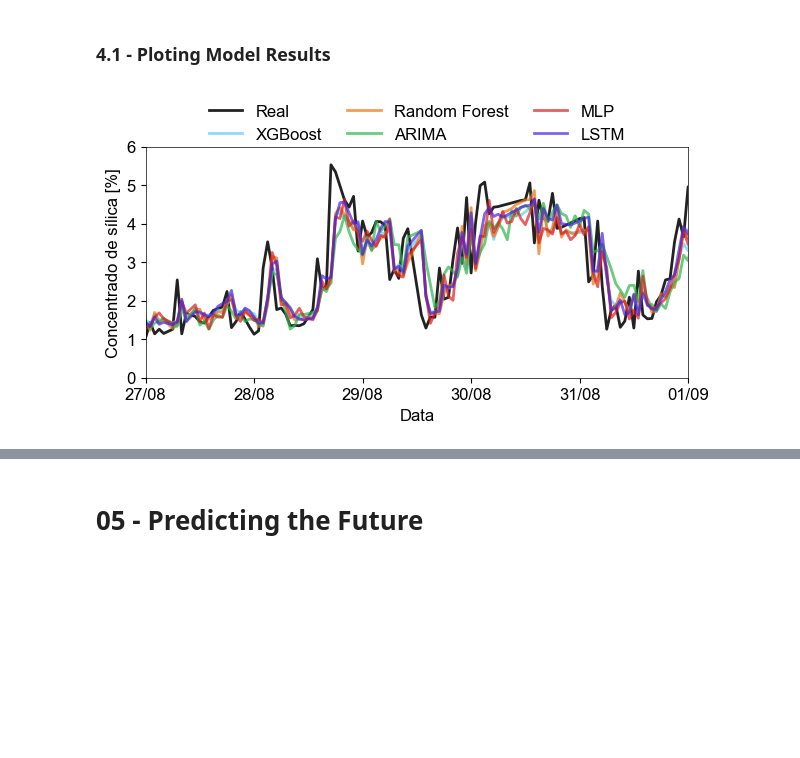
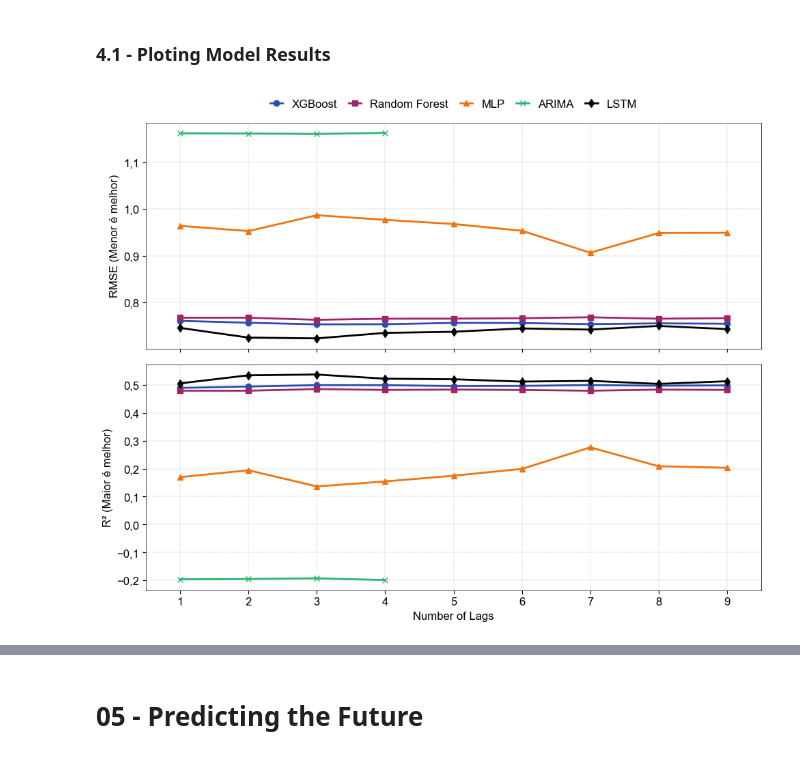
Before and after one commit to PauloCasmal/data-mining-study, a Jupyter notebook: Comparing-Models.ipynb, the cells around one changed output, grey strips where cells are left out. Cells and saved outputs as stored; diff of their text form; code cells hidden in the pictures; blank space fills up the shorter version.

Commit message:
new model tests - not good

```diff
--- a/Comparing-Models.ipynb
+++ b/Comparing-Models.ipynb
@@ -209,7 +209,7 @@ Index(['Silica_Concentrate', 'lag-1', 'lag-2', 'lag-3', 'lag-4', 'lag-5',
       dtype='object')
 # %%
 target = 'Silica_Concentrate'
-lags_to_test = range(1, 14, 3)
+lags_to_test = range(1, 10)
 # %% [markdown]
 ### 3.1 - XGBoost
 # %%
@@ -639,11 +629,0 @@ Média Final ARIMA (13 lags) -> RMSE: 0.7836 | R²: 0.4585
-# %%
-rmse_list_arima = []
-r2_list_arima = []
-mae_list_arima = []
-lags_arima = []
-
-for i in range(len(all_results_arima)):
-    lags_arima.append(all_results_arima[i]['n_lags_arimas'])
-    rmse_list_arima.append(all_results_arima[i]['rmse_avg_arimas'])
-    r2_list_arima.append(all_results_arima[i]['r2_avg_arimas'])
-    mae_list_arima.append(all_results_arima[i]['mae_avg_arimas'])
@@ -845,45 +1119,61 @@ metrics_df_rmse.T
 # %% [markdown]
 ### 4.1 - Ploting Model Results
 # %%
-fig, ax = plt.subplots(figsize=(7, 3))
+import matplotlib.pyplot as plt
+import numpy as np
 
-mpl.rc(('xtick', 'ytick'), labelsize=12)  # Axis tick label size
-mpl.rc('font', family='Arial', size=12)  # Font family and font size
+# Define o 'lags' genérico baseado no XGBoost (que tem mais pontos) para configurar o eixo
+lags_general = lags_xgb
 
-alp = 0.7
+fig_all_models_lags, ax = plt.subplots(2, 1, figsize=(10, 8), sharex=True)
 
-ax.plot(y_test.index, y_test, label='Real', c="#222222")
-ax.plot(y_test_xgb.index, y_pred_xgb, label='XGBoost', c='#61CBF4', alpha=alp)
-ax.plot(y_test_rf.index, y_pred_rf, label='Random Forest', c="#EF7310", alpha=alp)
-ax.plot(y_test_arima.index, y_pred_arima, label='ARIMA', c="#2BB449", alpha=alp)
-ax.plot(y_test_mlps.index, y_pred_mlps, label='MLP', c="#DA1C1C", alpha=alp)
-ax.plot(y_test_lstm.index, y_pred_lstm, label='LSTM', c="#4623DF", alpha=alp)
+# --- PLOT RMSE (TOP) ---
+# Note que cada modelo usa SEU PRÓPRIO eixo X (lags_xgb, lags_rf, etc)
+# Isso evita o erro de dimensões diferentes.
 
+ax[0].plot(lags_xgb, rmse_list_xgb, label='XGBoost', c='#294EB3', marker='o')
+ax[0].plot(lags_rf, rmse_list_rf, label='Random Forest', c='#A02567', marker='s')
+ax[0].plot(lags_mlp, rmse_list_mlp, label='MLP', c="#EF7310", marker='^')
 
-ax.set_ylabel('Concentrado de sílica [%]')
-ax.set_xlabel('Data')
-ax.legend(loc='upper right')
+# --- CORREÇÃO AQUI ---
+# Usamos 'lags_arima' no eixo X, pois ele tem tamanho (4,) igual ao rmse_list_arima
+ax[0].plot(lags_arima, rmse_list_arima, label='ARIMA', c='#2BB473', marker='x')
 
-ax.xaxis.set_major_formatter(mdates.DateFormatter('%d/%m'))
+ax[0].plot(lags_lstm, rmse_list_lstm, label='LSTM', c="k", marker='d')
 
-ax.set_xlim(pd.Timestamp('2017-08-27'), pd.Timestamp('2017-09-01'))
-ax.set_yticks(np.arange(0, 7))
+# --- PLOT R² (BOTTOM) ---
+ax[1].plot(lags_xgb, r2_list_xgb, label='XGBoost', c='#294EB3', marker='o')
+ax[1].plot(lags_rf, r2_list_rf, label='Random Forest', c='#A02567', marker='s')
+ax[1].plot(lags_mlp, r2_list_mlp, label='MLP', c='#EF7310', marker='^')
 
-ax.legend(ncol=3,
+# --- CORREÇÃO AQUI TAMBÉM ---
+ax[1].plot(lags_arima, r2_list_arima, label='ARIMA', c='#2BB473', marker='x')
+
+ax[1].plot(lags_lstm, r2_list_lstm, label='LSTM', c='k', marker='d')
+
+# --- Estilização ---
+ax[0].set_ylabel('RMSE (Menor é melhor)', fontsize=12)
+ax[1].set_ylabel('R² (Maior é melhor)', fontsize=12)
+ax[1].set_xlabel('Number of Lags', fontsize=12)
+
+ax[0].legend(ncol=5,
              loc='upper center',
-             bbox_to_anchor=(0.5, 1.25),
-            #  handlelength=1.5,
-             columnspacing=1.5,
+             bbox_to_anchor=(0.5, 1.15),
+             handlelength=1.1,
+             columnspacing=1,
              frameon=False)
 
-# ax.set_xticks([pd.Timestamp('2017-08-27'), pd.Timestamp('2017-08-29'), pd.Timestamp('2017-08-31'), pd.Timestamp('2017-09-02'),
-#                pd.Timestamp('2017-09-04'), pd.Timestamp('2017-09-06'), pd.Timestamp('2017-09-08'), pd.Timestamp('2017-09-10')])
+# Ajuste do eixo X visual
+ax[1].set_xticks(lags_general)
+ax[1].set_xlim(min(lags_general) - 0.5, max(lags_general) + 0.5)
 
-fig.savefig(r'G:\Meu Drive\03 - Facens\03 - Data Science\02-TCC-POS\05-Figures\res-prediction.svg', dpi=140, format='svg', transparent=True)
+ax[0].grid(lw=0.3, linestyle='--')
+ax[1].grid(lw=0.3, linestyle='--')
 
+plt.tight_layout()
 plt.show()
 # %% [output]
-[figure, old version]
+[figure, new version]
 # %%
 # train_rmse = results['validation_0']['rmse']
 # val_rmse   = results['validation_1']['rmse']
```
Also changed, not shown: parts of 21 cells of this notebook.
